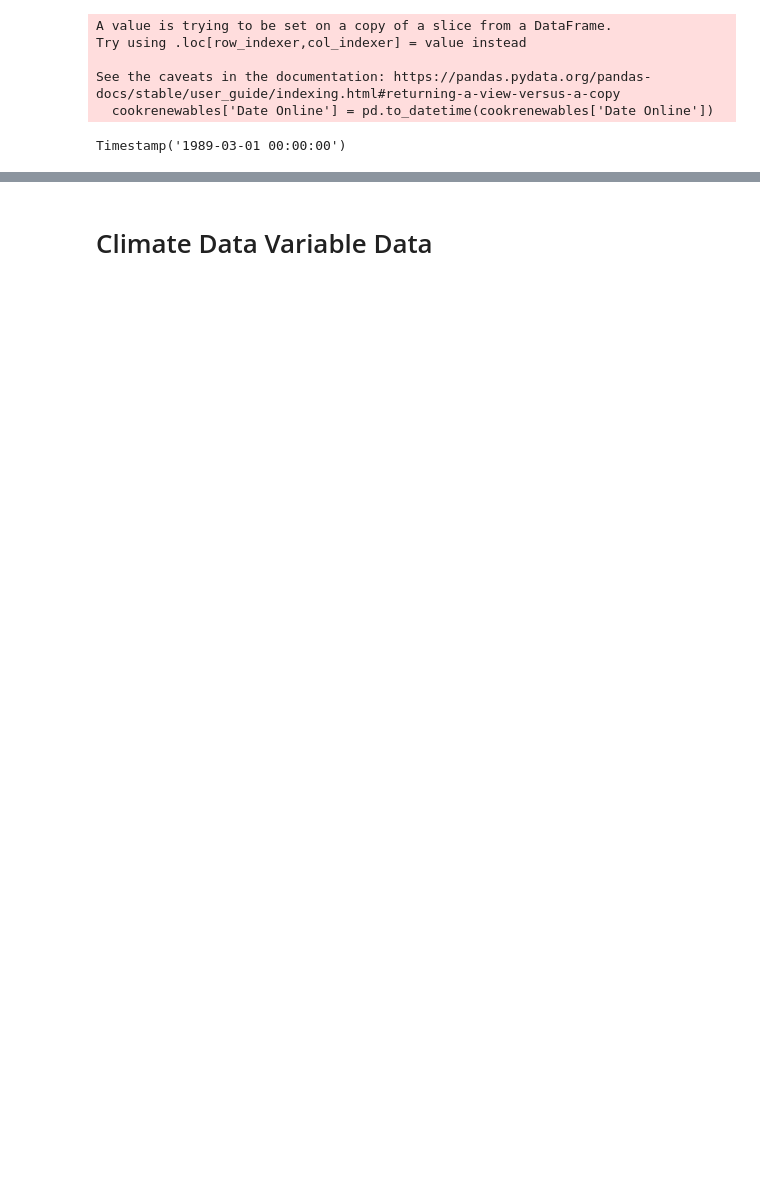
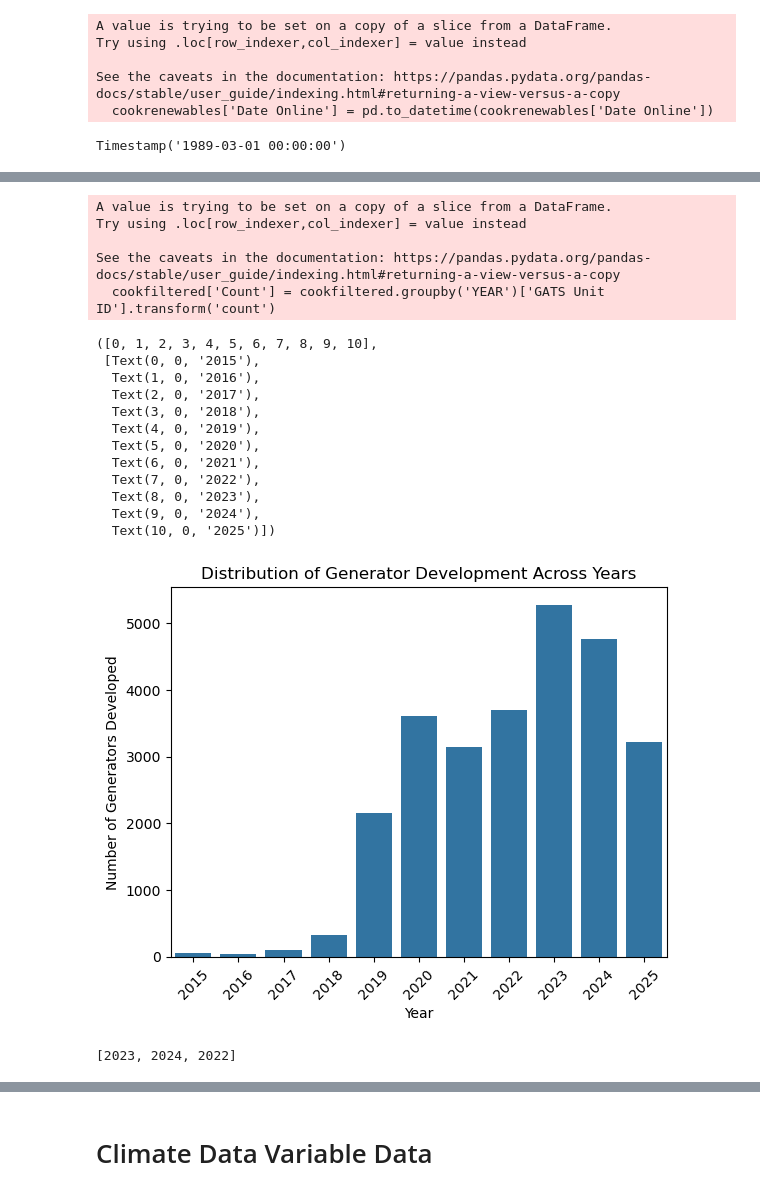
Before and after one commit to griffinberonio/AAE-724-Repo, a Jupyter notebook: airdatanotebook.ipynb, the cells around one changed output, grey strips where cells are left out. Cells and saved outputs as stored; diff of their text form; code cells hidden in the pictures; blank space fills up the shorter version.

Commit message:
1st commit for Data Description II

```diff
--- a/airdatanotebook.ipynb
+++ b/airdatanotebook.ipynb
@@ -92,3 +88,16 @@ Try using .loc[row_indexer,col_indexer] = value instead
 See the caveats in the documentation: https://pandas.pydata.org/pandas-docs/stable/user_guide/indexing.html#returning-a-view-versus-a-copy
   cookrenewables['Date Online'] = pd.to_datetime(cookrenewables['Date Online'])
 Timestamp('1989-03-01 00:00:00')
+# %%
+# Find the total number of active renewable generators in the county, and the total capacity of those generators.
+cookrenewables.shape
+plants = cookrenewables['Plant Name'].unique()
+gencolumns = cookrenewables.columns
+uniqueids = cookrenewables['GATS Unit ID'].unique()
+cookrenewables['YEAR'] = cookrenewables['Date Online'].dt.year
+cookrenewables['MONTH'] = cookrenewables['Date Online'].dt.month
+#Filtering by study period:
+cookfiltered = cookrenewables[(cookrenewables['YEAR'] >= 2015) & (cookrenewables['YEAR'] < 2026)]
+filteredids = cookfiltered['GATS Unit ID'].unique()
+
+len(uniqueids)
@@ -94,0 +116,33 @@ Timestamp('1989-03-01 00:00:00')
+# %%
+# Look at the distribution of generator development across all years, identify the top three years for generator development
+cookfiltered['Count'] = cookfiltered.groupby('YEAR')['GATS Unit ID'].transform('count')
+
+sns.barplot(x='YEAR', y='Count', data=cookfiltered)
+plt.title('Distribution of Generator Development Across Years')
+plt.xlabel('Year')
+plt.ylabel('Number of Generators Developed')
+plt.xticks(rotation=45)
+# %% [output]
+A value is trying to be set on a copy of a slice from a DataFrame.
+Try using .loc[row_indexer,col_indexer] = value instead
+
+See the caveats in the documentation: https://pandas.pydata.org/pandas-docs/stable/user_guide/indexing.html#returning-a-view-versus-a-copy
+  cookfiltered['Count'] = cookfiltered.groupby('YEAR')['GATS Unit ID'].transform('count')
+([0, 1, 2, 3, 4, 5, 6, 7, 8, 9, 10],
+ [Text(0, 0, '2015'),
+  Text(1, 0, '2016'),
+  Text(2, 0, '2017'),
+  Text(3, 0, '2018'),
+  Text(4, 0, '2019'),
+  Text(5, 0, '2020'),
+  Text(6, 0, '2021'),
+  Text(7, 0, '2022'),
+  Text(8, 0, '2023'),
+  Text(9, 0, '2024'),
+  Text(10, 0, '2025')])
+[figure, added]
+# %%
+top3year = cookfiltered['YEAR'].value_counts().nlargest(3).index.tolist()
+top3year
+# %% [output]
+[2023, 2024, 2022]
```
Also changed, not shown: parts of 27 cells of this notebook.
